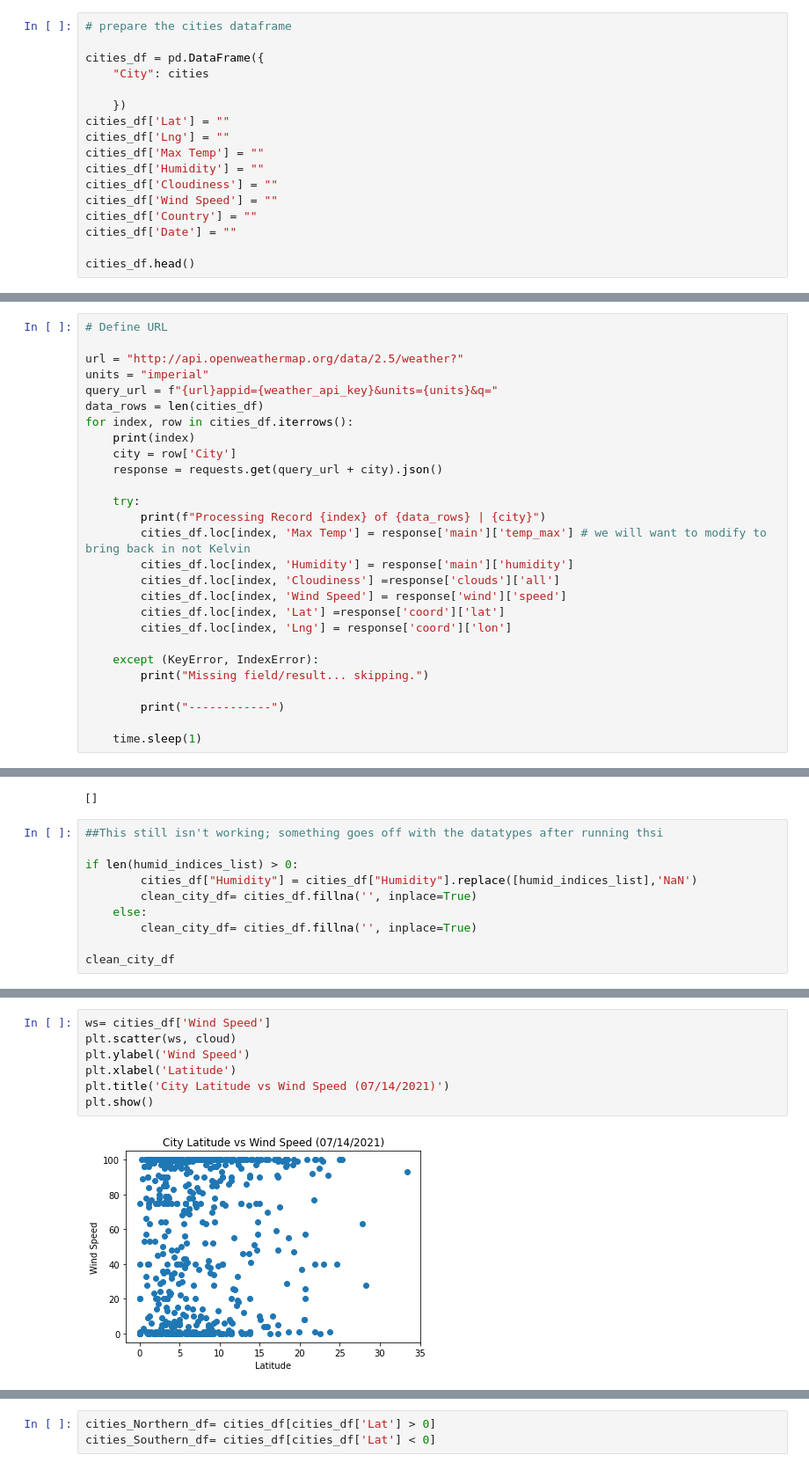
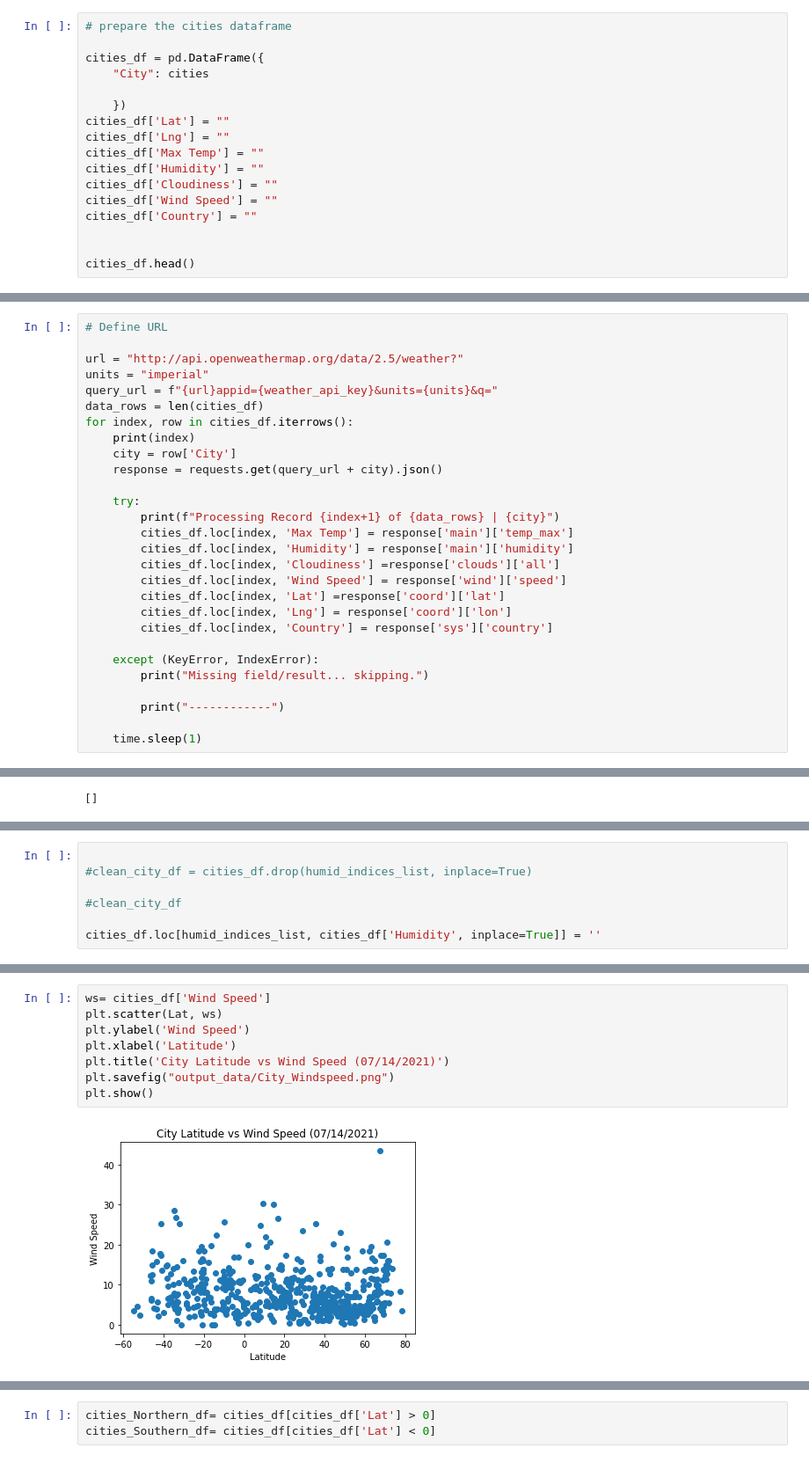
Before and after one commit to jillpeloquin13/python-api-challenge, a Jupyter notebook: WeatherPy/WeatherPy.ipynb, the cells around one changed output, grey strips where cells are left out. Shown: that part at 88% size. Drawn from its saved outputs; the diff is of its cells as text.

Commit message:
Most solutions present with the exception of the data replace for > 100% humidity.

```diff
--- a/WeatherPy/WeatherPy.ipynb
+++ b/WeatherPy/WeatherPy.ipynb
@@ -56,7 +55,7 @@ cities_df['Humidity'] = ""
 cities_df['Cloudiness'] = ""
 cities_df['Wind Speed'] = ""
 cities_df['Country'] = ""
-cities_df['Date'] = ""
+
 
 cities_df.head()
 # %% [output]
@@ -79,13 +78,14 @@ for index, row in cities_df.iterrows():
     response = requests.get(query_url + city).json()
 
     try:
-        print(f"Processing Record {index} of {data_rows} | {city}")
-        cities_df.loc[index, 'Max Temp'] = response['main']['temp_max'] # we will want to modify to bring back in not Kelvin
+        print(f"Processing Record {index+1} of {data_rows} | {city}")
+        cities_df.loc[index, 'Max Temp'] = response['main']['temp_max']
         cities_df.loc[index, 'Humidity'] = response['main']['humidity']
         cities_df.loc[index, 'Cloudiness'] =response['clouds']['all']
         cities_df.loc[index, 'Wind Speed'] = response['wind']['speed']
         cities_df.loc[index, 'Lat'] =response['coord']['lat']
         cities_df.loc[index, 'Lng'] = response['coord']['lon']
+        cities_df.loc[index, 'Country'] = response['sys']['country']
 
     except (KeyError, IndexError):
         print("Missing field/result... skipping.")
@@ -177,13 +155,3 @@ humid_indices_list = humid_indices.tolist()
 print(humid_indices_list)
 # %% [output]
 []
-# %%
-##This still isn't working; something goes off with the datatypes after running thsi
-
-if len(humid_indices_list) > 0:
-        cities_df["Humidity"] = cities_df["Humidity"].replace([humid_indices_list],'NaN')
-        clean_city_df= cities_df.fillna('', inplace=True)
-    else:
-        clean_city_df= cities_df.fillna('', inplace=True)
-
-clean_city_df
@@ -189,0 +163,7 @@ clean_city_df
+# %%
+
+#clean_city_df = cities_df.drop(humid_indices_list, inplace=True)
+
+#clean_city_df
+
+cities_df.loc[humid_indices_list, cities_df['Humidity', inplace=True]] = ''
@@ -218,12 +202,13 @@ plt.show()
 # %%
 ws= cities_df['Wind Speed']
-plt.scatter(ws, cloud)
+plt.scatter(Lat, ws)
 plt.ylabel('Wind Speed')
 plt.xlabel('Latitude')
 plt.title('City Latitude vs Wind Speed (07/14/2021)')
+plt.savefig("output_data/City_Windspeed.png")
 plt.show()
 # %% [output]
-[figure, old version]
+[figure, new version]
 # %%
 cloud= cities_df['Cloudiness']
 plt.scatter(Lat, cloud)
```
Also changed, not shown: parts of 29 cells of this notebook.
